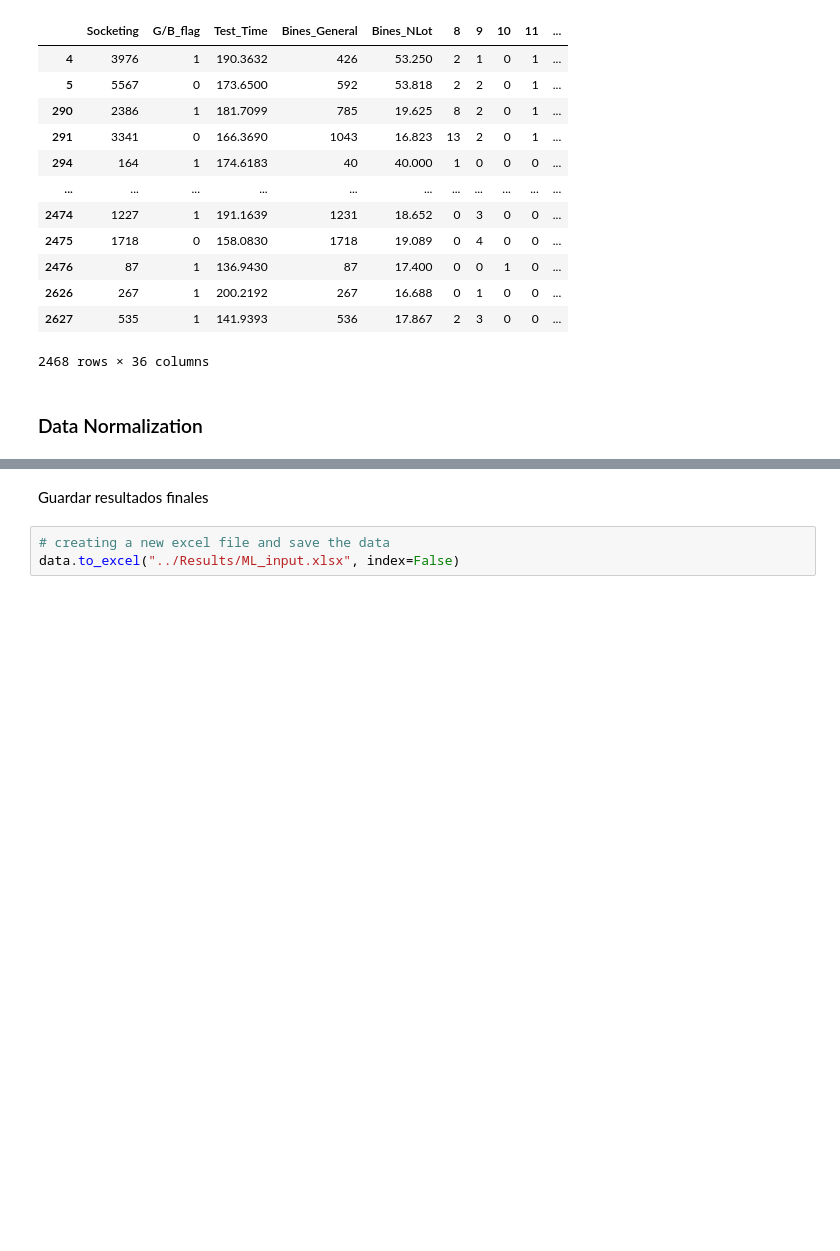
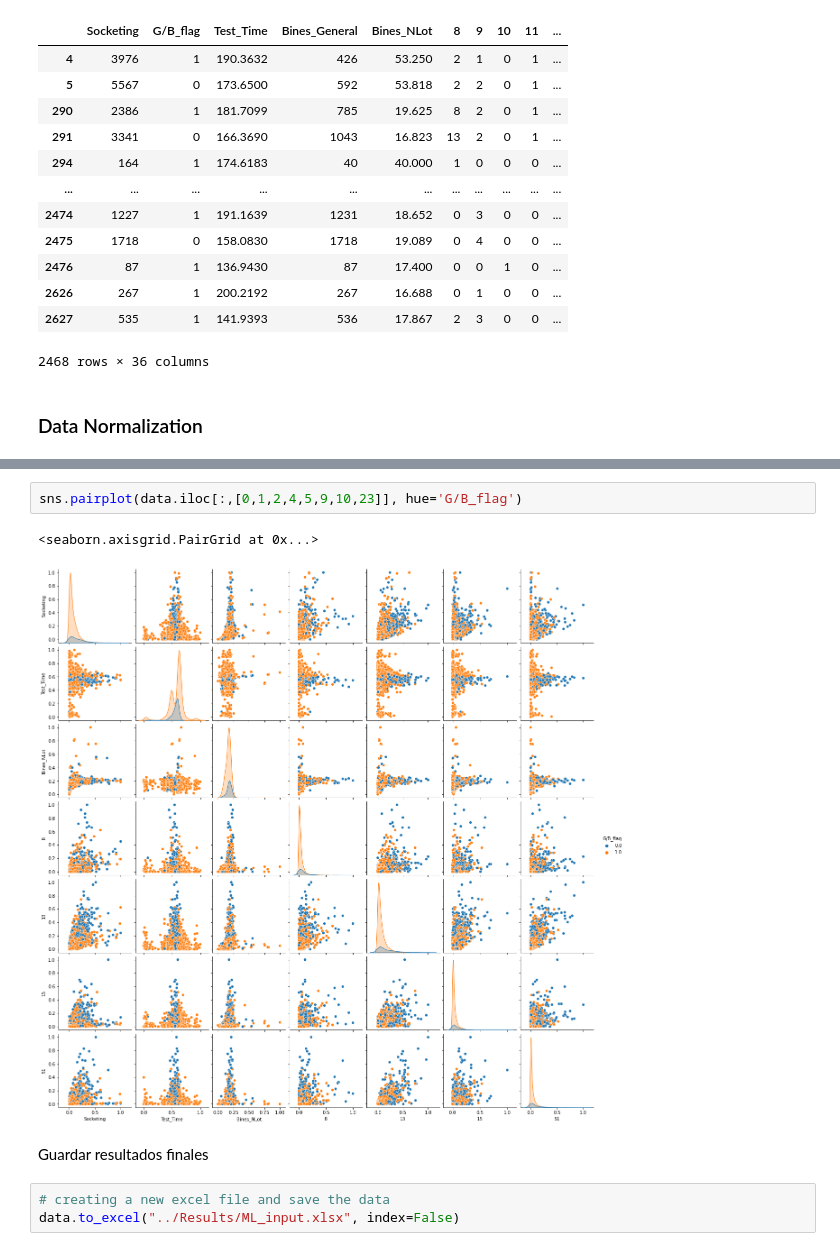
Before and after one commit to felipebm09/Proyecto-El-ctrico, a Jupyter notebook: Source/Code/Data_Preprocessing.ipynb, the cells around one changed output, grey strips where cells are left out. Drawn from its saved outputs; the diff is of its cells as text; blank space fills up the shorter version.

```diff
--- a/Source/Code/Data_Preprocessing.ipynb
+++ b/Source/Code/Data_Preprocessing.ipynb
@@ -160,3 +181,8 @@ dump(Scaler, open('scaler.pkl', 'wb'))
+# %%
+sns.pairplot(data.iloc[:,[0,1,2,4,5,9,10,23]], hue='G/B_flag')
+# %% [output]
+<seaborn.axisgrid.PairGrid at 0x...>
+[figure, added]
 # %% [markdown]
 Guardar resultados finales
 # %%
```
Also changed, not shown: parts of 6 cells of this notebook, 12 other files.
